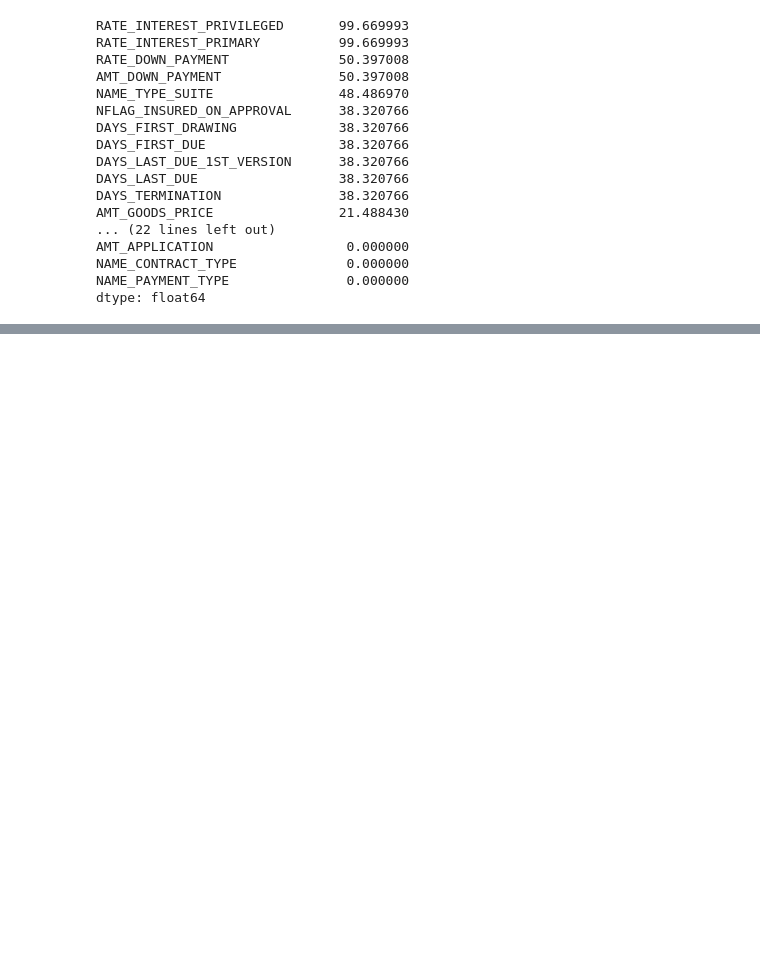
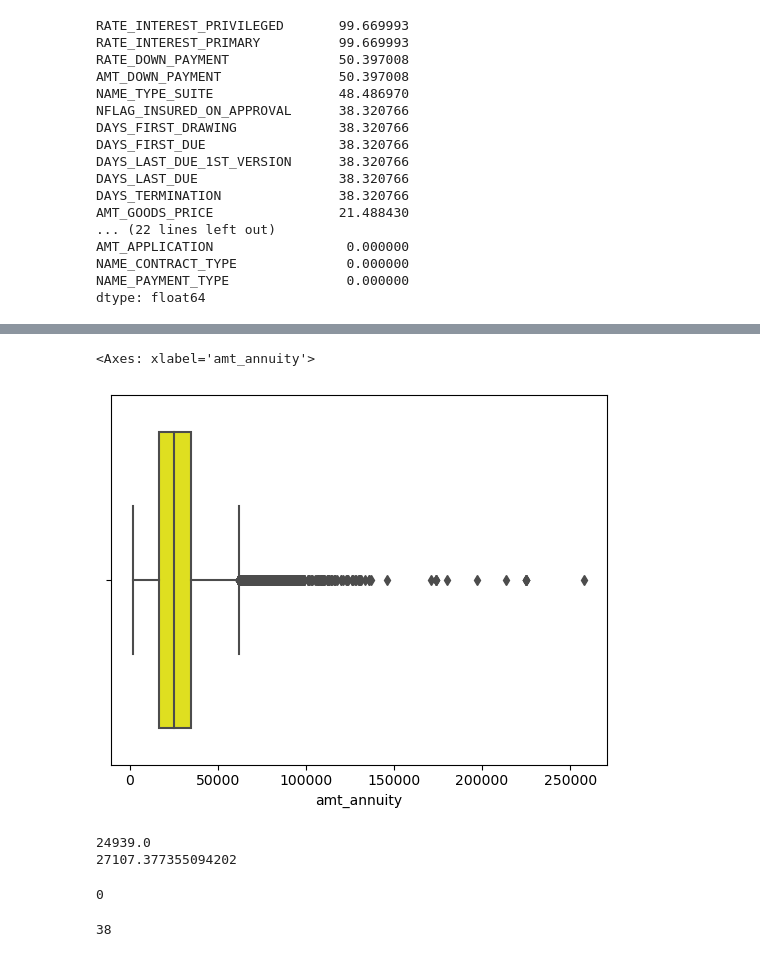
Before and after one commit to deveshpatwa/Pyhton-projects, a Jupyter notebook: bank loan/bank_loan.ipynb, the cells around one changed output, grey strips where cells are left out. Saved outputs shown, nothing was run; the diff lists cells and outputs as text; code cells hidden in the pictures; blank space fills up the shorter version.

```diff
--- a/bank loan/bank_loan.ipynb
+++ b/bank loan/bank_loan.ipynb
@@ -234,0 +253,11 @@ dtype: float64
+# %%
+sns.boxplot(x=df.amt_annuity, color ='yellow')
+# %% [output]
+<Axes: xlabel='amt_annuity'>
+[figure, added]
+# %%
+print(df.amt_annuity.median())
+print(df.amt_annuity.mean())
+# %% [output]
+24939.0
+27107.377355094202
@@ -234,0 +266,8 @@ dtype: float64
+# %%
+df.amt_annuity.isna().sum()
+# %% [output]
+0
+# %%
+df.amt_goods_price.isna().sum()
+# %% [output]
+38
```
Also changed, not shown: parts of 12 cells of this notebook, 5 other files.
